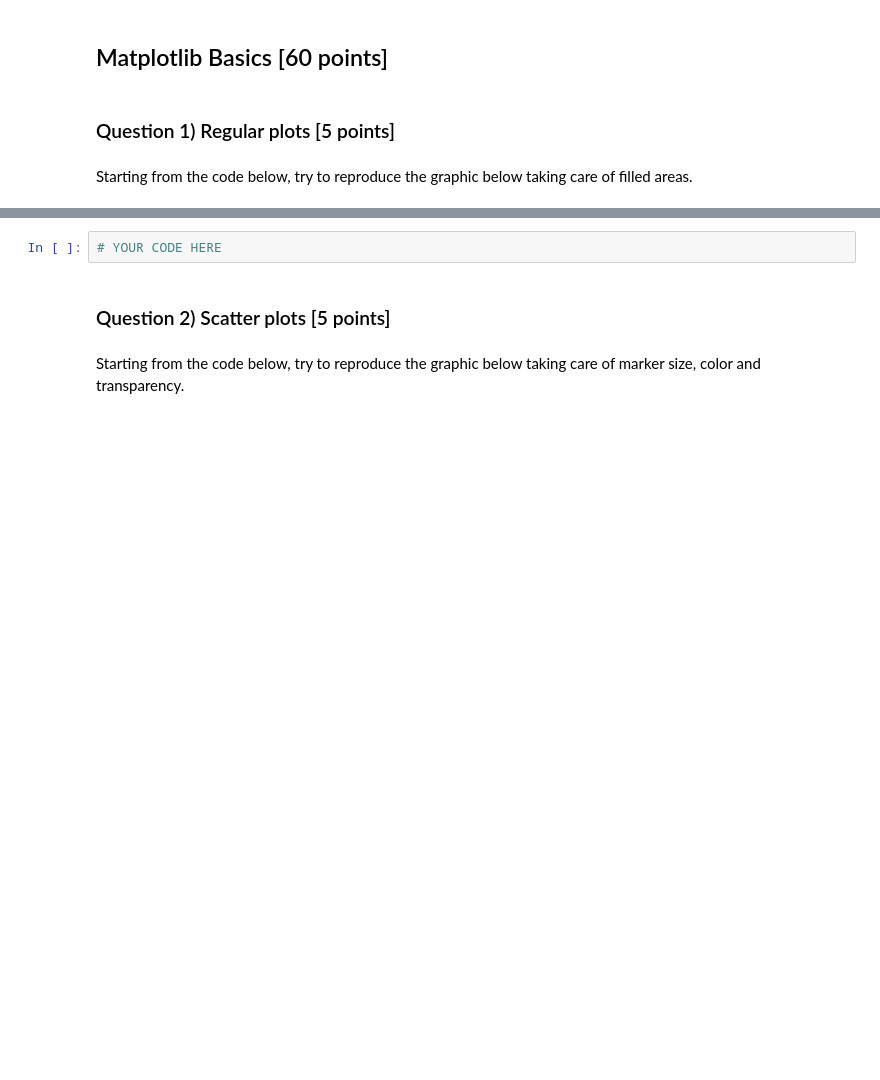
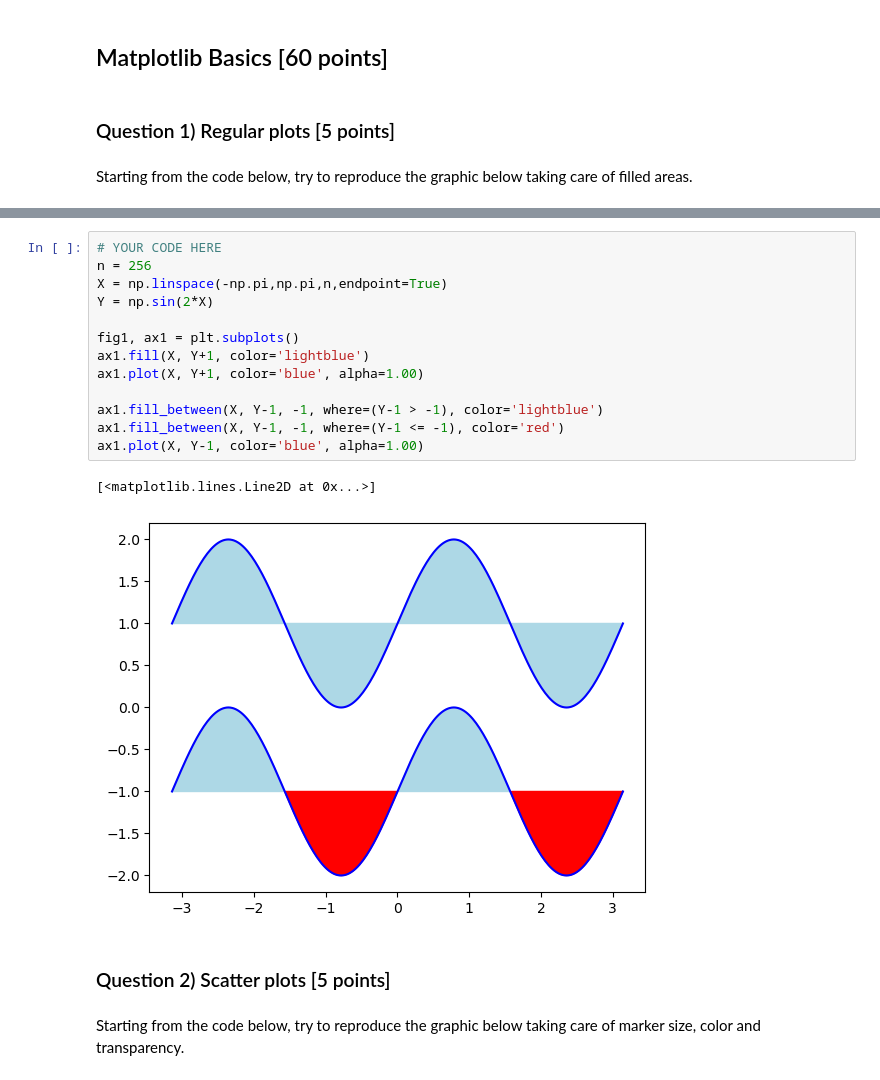
Before and after one commit to Chocobone/2025_DSV, a Jupyter notebook: hw3_for_students/hw3.ipynb, the cells around one changed output, grey strips where cells are left out. Saved outputs shown, nothing was run; the diff lists cells and outputs as text; blank space fills up the shorter version.

```diff
--- a/hw3_for_students/hw3.ipynb
+++ b/hw3_for_students/hw3.ipynb
@@ -36,7 +38,21 @@ plt.show()
 # %% [markdown]
 <img src="regular_plots.png">
-# %%
-# YOUR CODE HERE
+# %%
+# YOUR CODE HERE
+n = 256
+X = np.linspace(-np.pi,np.pi,n,endpoint=True)
+Y = np.sin(2*X)
+
+fig1, ax1 = plt.subplots()
+ax1.fill(X, Y+1, color='lightblue')
+ax1.plot(X, Y+1, color='blue', alpha=1.00)
+
+ax1.fill_between(X, Y-1, -1, where=(Y-1 > -1), color='lightblue')
+ax1.fill_between(X, Y-1, -1, where=(Y-1 <= -1), color='red')
+ax1.plot(X, Y-1, color='blue', alpha=1.00)
+# %% [output]
+[<matplotlib.lines.Line2D at 0x...>]
+[figure, added]
 # %% [markdown]
 ### Question 2) Scatter plots [5 points]
 # %% [markdown]
```
Also changed, not shown: parts of 21 cells of this notebook.
